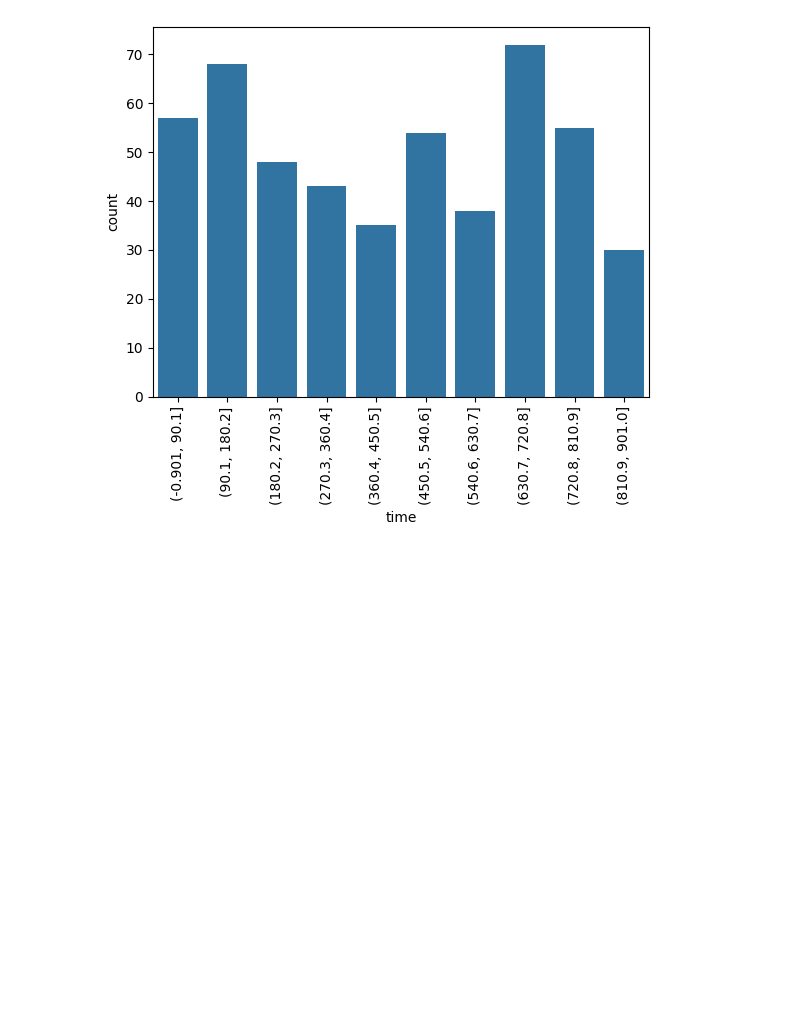
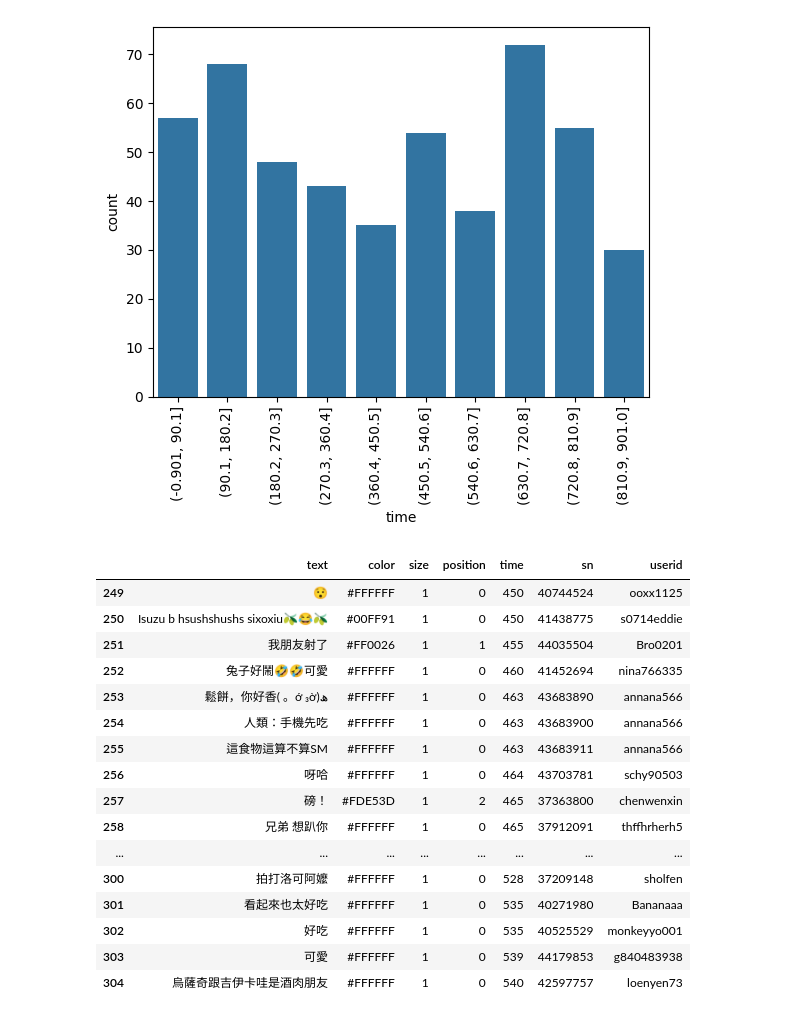
Before and after one commit to alexiswang10/Tibame_online0616, a Jupyter notebook: tibame_night_0701.ipynb, the cells around one changed output. Saved outputs shown, nothing was run; the diff lists cells and outputs as text; code cells hidden in the pictures; blank space fills up the shorter version.

```diff
--- a/tibame_night_0701.ipynb
+++ b/tibame_night_0701.ipynb
@@ -113,3 +113,25 @@ plt.xticks(rotation=90)
   Text(8, 0, '(720.8, 810.9]'),
   Text(9, 0, '(810.9, 901.0]')])
 [figure]
+# %%
+# and: & or: |
+fil = (df["time"] >= 450) & (df["time"] <= 540)
+df[fil]
+# %% [output]
+|  | text | color | size | position | time | sn | userid |
+| 249 | 😯 | #FFFFFF | 1 | 0 | 450 | 40744524 | ooxx1125 |
+| 250 | Isuzu b hsushshushs sixoxiu🫒😂🫒 | #00FF91 | 1 | 0 | 450 | 41438775 | s0714eddie |
+| 251 | 我朋友射了 | #FF0026 | 1 | 1 | 455 | 44035504 | Bro0201 |
+| 252 | 兔子好鬧🤣🤣可愛 | #FFFFFF | 1 | 0 | 460 | 41452694 | nina766335 |
+| 253 | 鬆餅，你好香( 。ớ ₃ờ)ھ | #FFFFFF | 1 | 0 | 463 | 43683890 | annana566 |
+| 254 | 人類：手機先吃 | #FFFFFF | 1 | 0 | 463 | 43683900 | annana566 |
+| 255 | 這食物這算不算SM | #FFFFFF | 1 | 0 | 463 | 43683911 | annana566 |
+| 256 | 呀哈 | #FFFFFF | 1 | 0 | 464 | 43703781 | schy90503 |
+| 257 | 磅！ | #FDE53D | 1 | 2 | 465 | 37363800 | chenwenxin |
+| 258 | 兄弟 想趴你 | #FFFFFF | 1 | 0 | 465 | 37912091 | thffhrherh5 |
+| ... | ... | ... | ... | ... | ... | ... | ... |
+| 300 | 拍打洛可阿嬤 | #FFFFFF | 1 | 0 | 528 | 37209148 | sholfen |
+| 301 | 看起來也太好吃 | #FFFFFF | 1 | 0 | 535 | 40271980 | Bananaaa |
+| 302 | 好吃 | #FFFFFF | 1 | 0 | 535 | 40525529 | monkeyyo001 |
+| 303 | 可愛 | #FFFFFF | 1 | 0 | 539 | 44179853 | g840483938 |
+| 304 | 烏薩奇跟吉伊卡哇是酒肉朋友 | #FFFFFF | 1 | 0 | 540 | 42597757 | loenyen73 |
```
